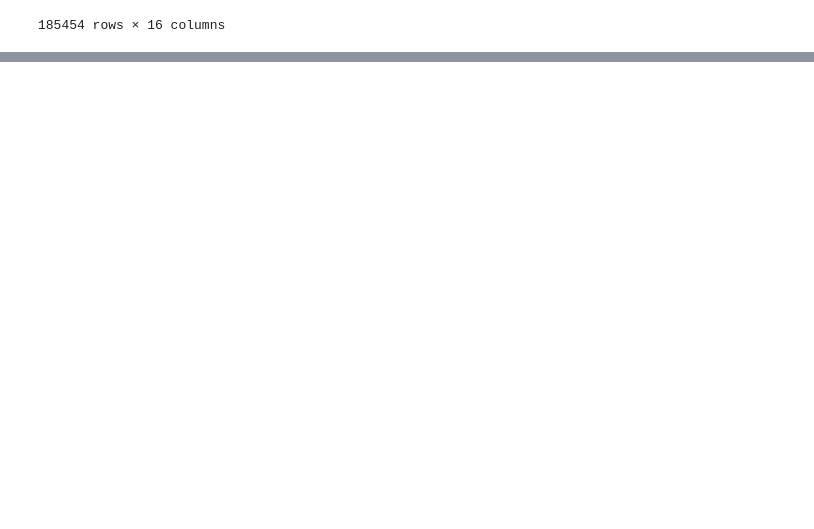
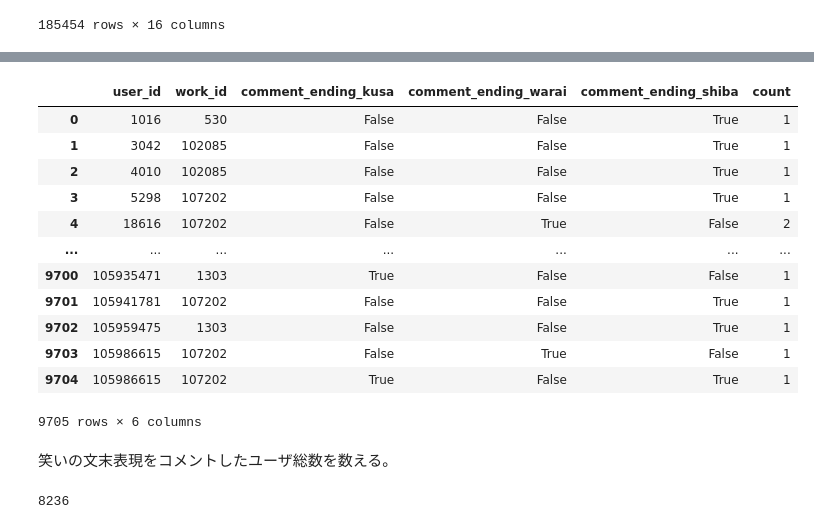
Before and after one commit to aSatoshiShimomura/ncg2022-training-DA, a Jupyter notebook: work/kusa_count_per_user.ipynb, the cells around one changed output, grey strips where cells are left out. Drawn from its saved outputs; the diff is of its cells as text; code cells hidden in the pictures; blank space fills up the shorter version.

```diff
--- a/work/kusa_count_per_user.ipynb
+++ b/work/kusa_count_per_user.ipynb
@@ -341,0 +362,25 @@ df_ending_all
+# %%
+df = df_ending_all_detailed[['work_id', 'user_id', 'comment_ending_kusa', 'comment_ending_warai', 'comment_ending_shiba']]\
+    .groupby('user_id', as_index=False)\
+    .value_counts()
+df
+# %% [output]
+|  | user_id | work_id | comment_ending_kusa | comment_ending_warai | comment_ending_shiba | count |
+| 0 | 1016 | 530 | False | False | True | 1 |
+| 1 | 3042 | 102085 | False | False | True | 1 |
+| 2 | 4010 | 102085 | False | False | True | 1 |
+| 3 | 5298 | 107202 | False | False | True | 1 |
+| 4 | 18616 | 107202 | False | True | False | 2 |
+| ... | ... | ... | ... | ... | ... | ... |
+| 9700 | 105935471 | 1303 | True | False | False | 1 |
+| 9701 | 105941781 | 107202 | False | False | True | 1 |
+| 9702 | 105959475 | 1303 | False | False | True | 1 |
+| 9703 | 105986615 | 107202 | False | True | False | 1 |
+| 9704 | 105986615 | 107202 | True | False | True | 1 |
+9705 rows × 6 columns
+# %% [markdown]
+笑いの文末表現をコメントしたユーザ総数を数える。
+# %%
+df.user_id.nunique()
+# %% [output]
+8236
```
Also changed, not shown: parts of 3 cells of this notebook.
